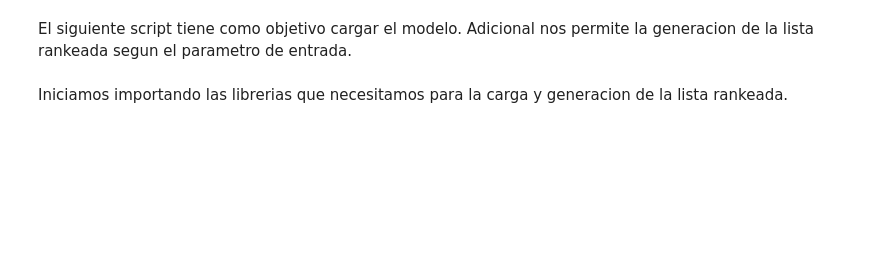
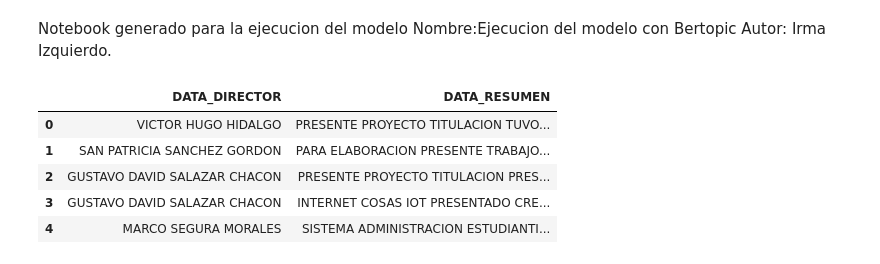
Before and after one commit to IrmaIzquierdo/Lista-rankeada, a Jupyter notebook: Modeling/5 Construccion del modelo.ipynb, the cells around one changed output. Cells and saved outputs as stored; diff of their text form; code cells hidden in the pictures; blank space fills up the shorter version.

```diff
--- a/Modeling/5 Construccion del modelo.ipynb
+++ b/Modeling/5 Construccion del modelo.ipynb
@@ -1,7 +1,4 @@
-# %% [markdown]
-El siguiente script tiene como objetivo cargar el modelo.
-Adicional nos permite la generacion de la lista rankeada
-segun el parametro de entrada.
-# %% [markdown]
-Iniciamos importando las librerias que necesitamos para
-la carga y generacion de la lista rankeada.
+# %% [markdown]
+Notebook generado para la ejecucion del modelo
+Nombre:Ejecucion del modelo con Bertopic
+Autor: Irma Izquierdo.
@@ -7,0 +10,11 @@ la carga y generacion de la lista rankeada.
+# %%
+ruta='C:/Users/USUARIO/Downloads/DATA.csv'
+data=pd.read_csv(ruta)
+data.head()
+# %% [output]
+|  | DATA_DIRECTOR | DATA_RESUMEN |
+| 0 | VICTOR HUGO HIDALGO | PRESENTE PROYECTO TITULACION TUVO... |
+| 1 | SAN PATRICIA SANCHEZ GORDON | PARA ELABORACION PRESENTE TRABAJO... |
+| 2 | GUSTAVO DAVID SALAZAR CHACON | PRESENTE PROYECTO TITULACION PRES... |
+| 3 | GUSTAVO DAVID SALAZAR CHACON | INTERNET COSAS IOT PRESENTADO CRE... |
+| 4 | MARCO SEGURA MORALES | SISTEMA ADMINISTRACION ESTUDIANTI... |
```
Also changed, not shown: parts of 23 cells of this notebook.
